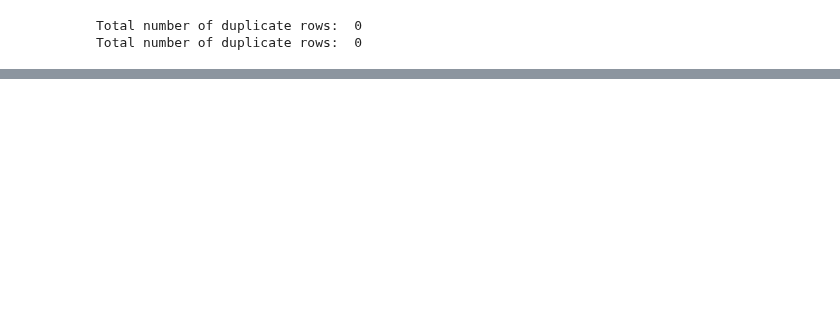
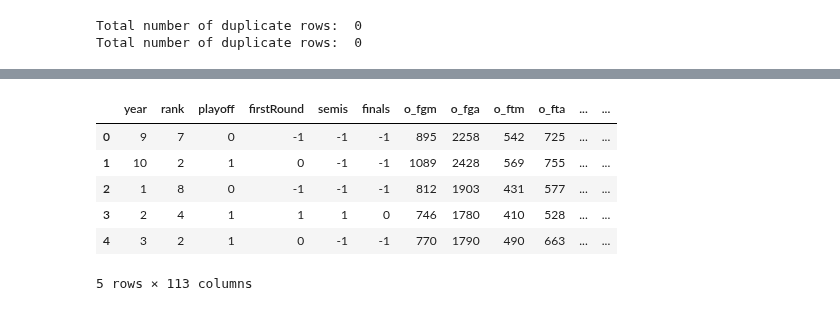
Before and after one commit to Joanaigs/Predict-WNBA-Winners-AC-66, a Jupyter notebook: proj_ac_66.ipynb, the cells around one changed output, grey strips where cells are left out. Drawn from its saved outputs; the diff is of its cells as text; code cells hidden in the pictures; blank space fills up the shorter version.

```diff
--- a/proj_ac_66.ipynb
+++ b/proj_ac_66.ipynb
@@ -79,0 +265,5 @@ memory usage: 2.1+ MB
+# %%
+from sklearn.preprocessing import OneHotEncoder
+
+categorical_features = df_teams.select_dtypes(include=['object'])
+categorical_features.info()
@@ -79,0 +283,19 @@ memory usage: 2.1+ MB
+# %%
+categorical_features.drop(columns=[ 'name'], inplace=True)
+df_teams.drop(columns=['name'], inplace=True)
+# %%
+encoder = OneHotEncoder()
+for feature in categorical_features:
+    onehotarray = encoder.fit_transform(df_teams[[feature]]).toarray()
+    items = [f'{feature}_{item}' for item in encoder.categories_[0]]
+    df_teams[items] = onehotarray
+data=df_teams.drop(categorical_features, axis=1)
+data.head()
+# %% [output]
+|  | year | rank | playoff | firstRound | semis | finals | o_fgm | o_fga | o_ftm | o_fta | ... | ... |
+| 0 | 9 | 7 | 0 | -1 | -1 | -1 | 895 | 2258 | 542 | 725 | ... | ... |
+| 1 | 10 | 2 | 1 | 0 | -1 | -1 | 1089 | 2428 | 569 | 755 | ... | ... |
+| 2 | 1 | 8 | 0 | -1 | -1 | -1 | 812 | 1903 | 431 | 577 | ... | ... |
+| 3 | 2 | 4 | 1 | 1 | 1 | 0 | 746 | 1780 | 410 | 528 | ... | ... |
+| 4 | 3 | 2 | 1 | 0 | -1 | -1 | 770 | 1790 | 490 | 663 | ... | ... |
+5 rows × 113 columns
```
Also changed, not shown: parts of 19 cells of this notebook, 3 other files.
